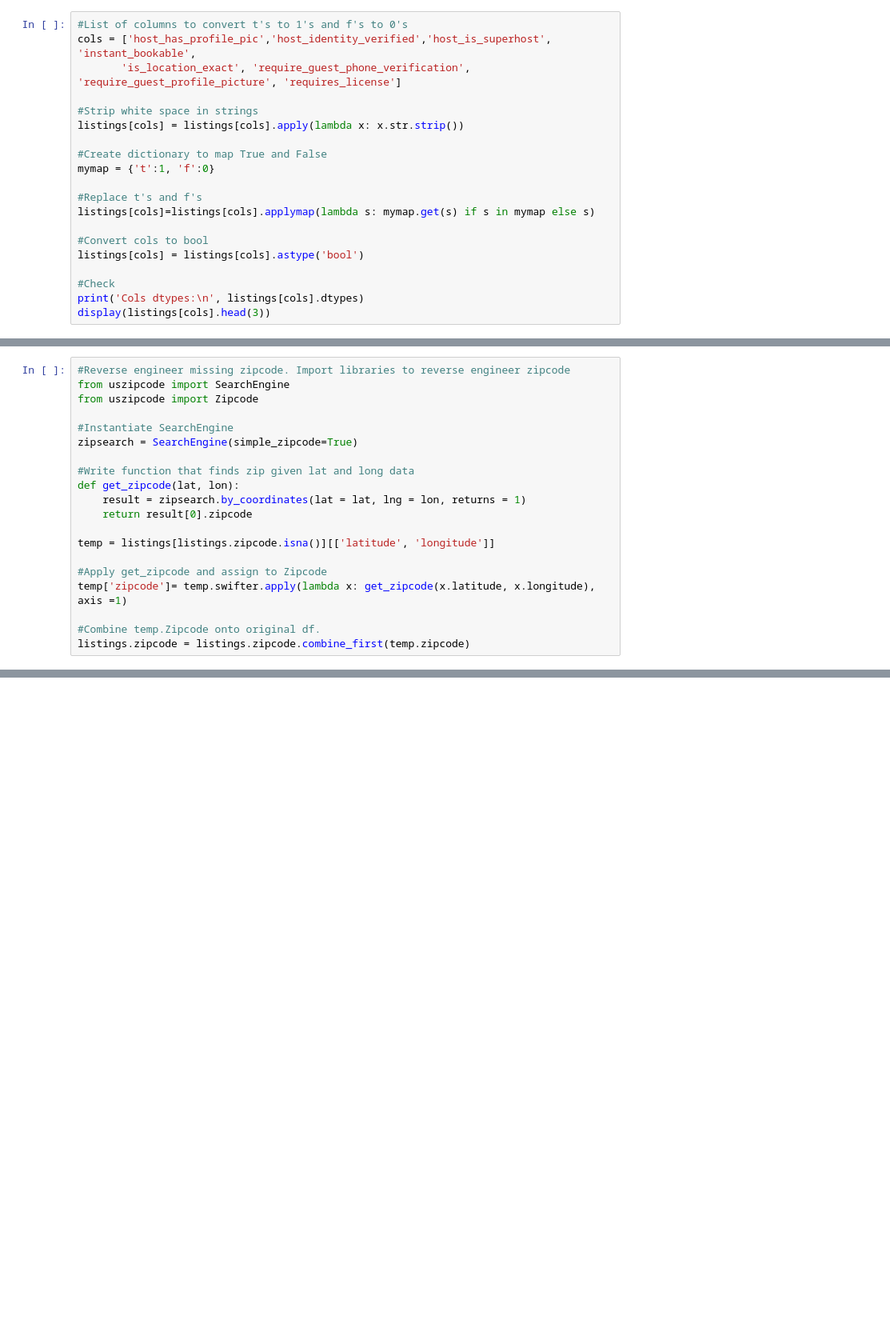
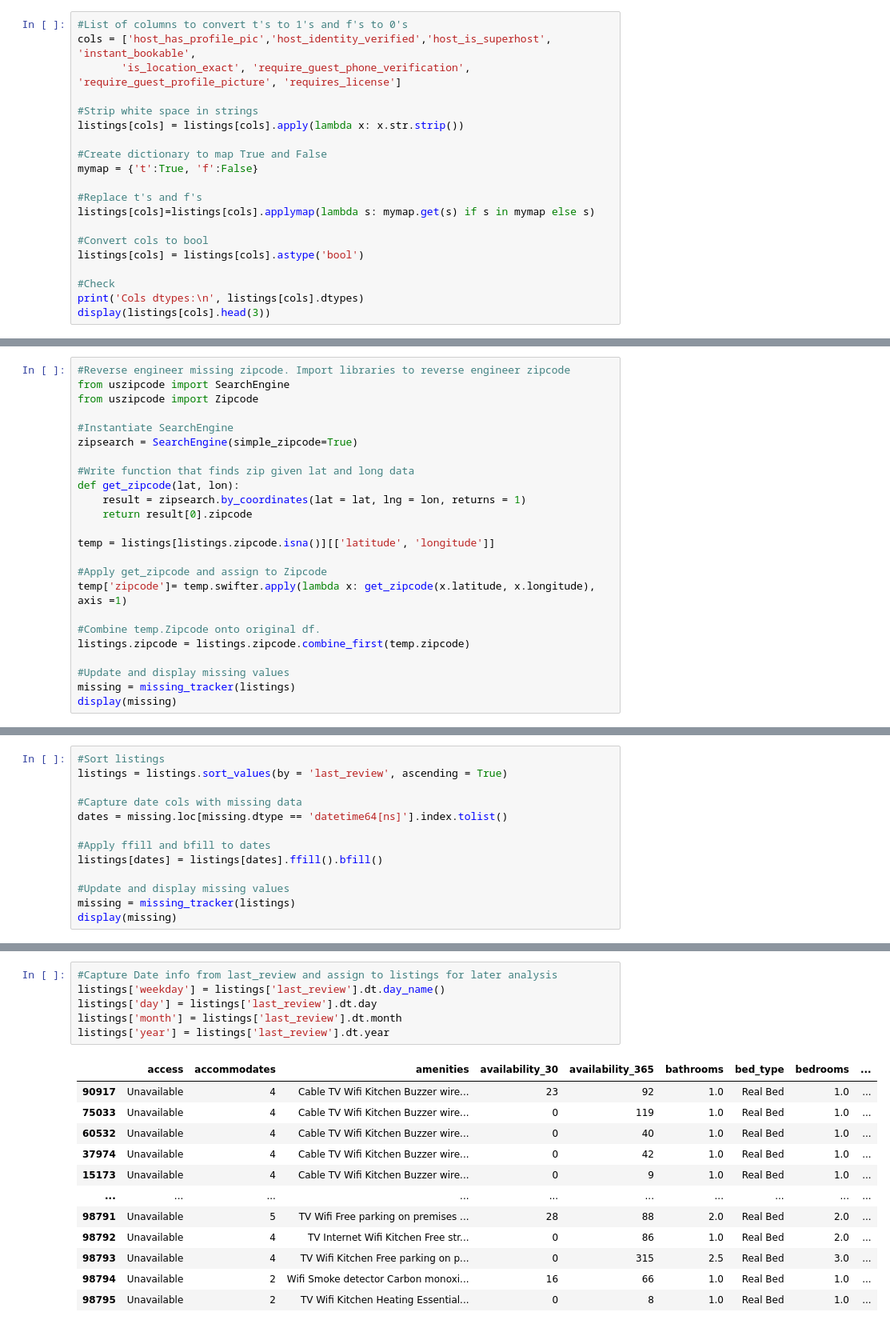
Before and after one commit to KishenSharma6/Airbnb-Analysis, a Jupyter notebook: Project Codes/02. Data Cleaning Scripts/2020_0130_Listings_Cleaning.ipynb, the cells around one changed output, grey strips where cells are left out. Shown at 80% size. Drawn from its saved outputs; the diff is of its cells as text; blank space fills up the shorter version.

Commit message:
Filled missing time data and extracted time info into different columns for eda

```diff
--- a/Project Codes/02. Data Cleaning Scripts/2020_0130_Listings_Cleaning.ipynb
+++ b/Project Codes/02. Data Cleaning Scripts/2020_0130_Listings_Cleaning.ipynb
@@ -277,7 +277,7 @@ cols = ['host_has_profile_pic','host_identity_verified','host_is_superhost', 'in
 listings[cols] = listings[cols].apply(lambda x: x.str.strip())
 
 #Create dictionary to map True and False
-mymap = {'t':1, 'f':0}
+mymap = {'t':True, 'f':False}
 
 #Replace t's and f's
 listings[cols]=listings[cols].applymap(lambda s: mymap.get(s) if s in mymap else s)
@@ -472,3 +472,7 @@ temp['zipcode']= temp.swifter.apply(lambda x: get_zipcode(x.latitude, x.longitud
 
 #Combine temp.Zipcode onto original df.
 listings.zipcode = listings.zipcode.combine_first(temp.zipcode)
+
+#Update and display missing values
+missing = missing_tracker(listings)
+display(missing)
@@ -476,0 +487,13 @@ Missing dates will be left as is for the time being
+# %%
+#Sort listings
+listings = listings.sort_values(by = 'last_review', ascending = True)
+
+#Capture date cols with missing data
+dates = missing.loc[missing.dtype == 'datetime64[ns]'].index.tolist()
+
+#Apply ffill and bfill to dates
+listings[dates] = listings[dates].ffill().bfill()
+
+#Update and display missing values
+missing = missing_tracker(listings)
+display(missing)
@@ -566,0 +594,19 @@ listings.rename(columns={'calculated_host_listings_count': 'chlc',
+# %%
+#Capture Date info from last_review and assign to listings for later analysis
+listings['weekday'] = listings['last_review'].dt.day_name()
+listings['day'] = listings['last_review'].dt.day
+listings['month'] = listings['last_review'].dt.month
+listings['year'] = listings['last_review'].dt.year
+# %% [output]
+|  | access | accommodates | amenities | availability_30 | availability_365 | bathrooms | bed_type | bedrooms | ... |
+| 90917 | Unavailable | 4 | Cable TV Wifi Kitchen Buzzer wire... | 23 | 92 | 1.0 | Real Bed | 1.0 | ... |
+| 75033 | Unavailable | 4 | Cable TV Wifi Kitchen Buzzer wire... | 0 | 119 | 1.0 | Real Bed | 1.0 | ... |
+| 60532 | Unavailable | 4 | Cable TV Wifi Kitchen Buzzer wire... | 0 | 40 | 1.0 | Real Bed | 1.0 | ... |
+| 37974 | Unavailable | 4 | Cable TV Wifi Kitchen Buzzer wire... | 0 | 42 | 1.0 | Real Bed | 1.0 | ... |
+| 15173 | Unavailable | 4 | Cable TV Wifi Kitchen Buzzer wire... | 0 | 9 | 1.0 | Real Bed | 1.0 | ... |
+| ... | ... | ... | ... | ... | ... | ... | ... | ... | ... |
+| 98791 | Unavailable | 5 | TV Wifi Free parking on premises ... | 28 | 88 | 2.0 | Real Bed | 2.0 | ... |
+| 98792 | Unavailable | 4 | TV Internet Wifi Kitchen Free str... | 0 | 86 | 1.0 | Real Bed | 2.0 | ... |
+| 98793 | Unavailable | 4 | TV Wifi Kitchen Free parking on p... | 0 | 315 | 2.5 | Real Bed | 3.0 | ... |
+| 98794 | Unavailable | 2 | Wifi Smoke detector Carbon monoxi... | 16 | 66 | 1.0 | Real Bed | 1.0 | ... |
+| 98795 | Unavailable | 2 | TV Wifi Kitchen Heating Essential... | 0 | 8 | 1.0 | Real Bed | 1.0 | ... |
```
Also changed, not shown: parts of 7 cells of this notebook.
